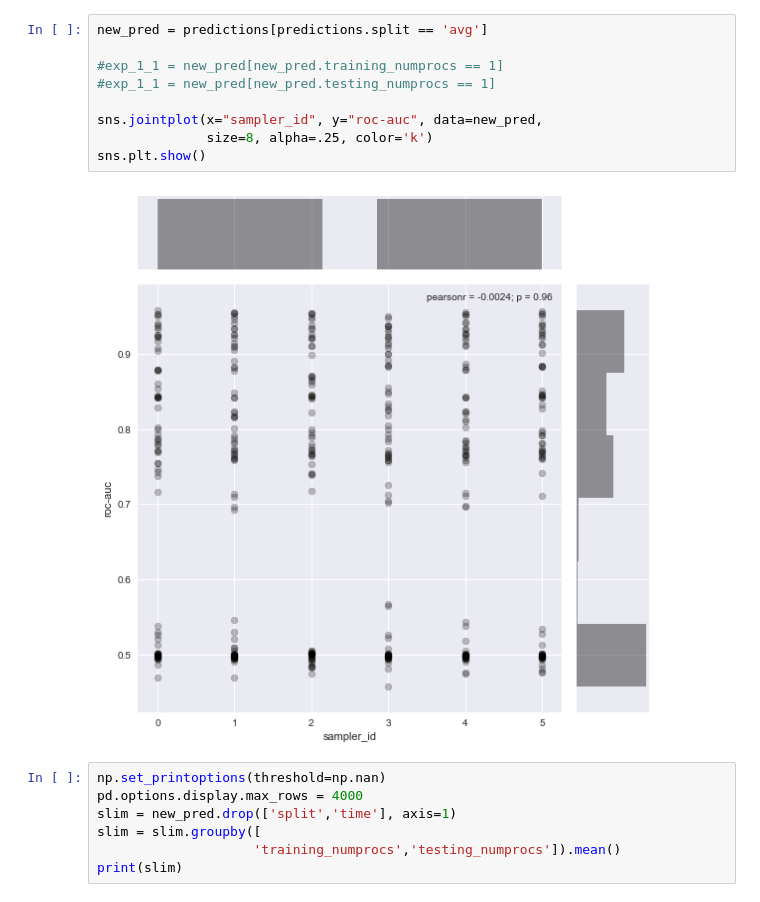
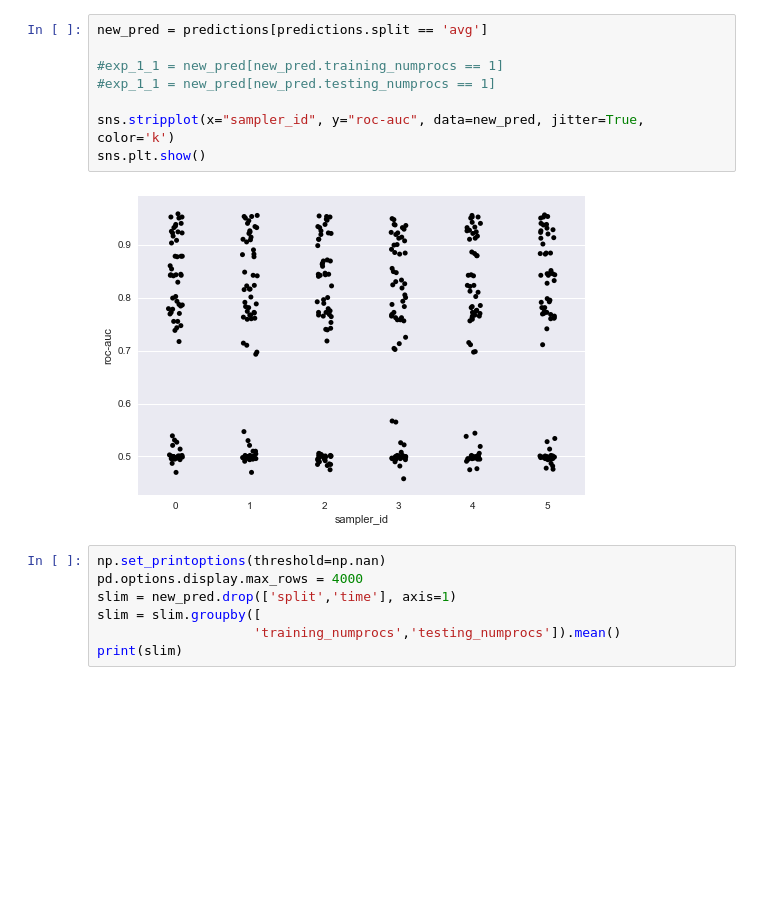
Before and after one commit to patemotter/trilinos-prediction, a Jupyter notebook: ml_files/Summit_Comparison.ipynb, the cells around one changed output. Cells and saved outputs as stored; diff of their text form; blank space fills up the shorter version.

Commit message:
more plots

```diff
--- a/ml_files/Summit_Comparison.ipynb
+++ b/ml_files/Summit_Comparison.ipynb
@@ -45,14 +45,13 @@ sns.plt.show()
 # %%
 new_pred = predictions[predictions.split == 'avg']
 
 #exp_1_1 = new_pred[new_pred.training_numprocs == 1]
 #exp_1_1 = new_pred[new_pred.testing_numprocs == 1]
 
-sns.jointplot(x="sampler_id", y="roc-auc", data=new_pred,
-              size=8, alpha=.25, color='k')
+sns.stripplot(x="sampler_id", y="roc-auc", data=new_pred, jitter=True, color='k')
 sns.plt.show()
 # %% [output]
-[figure, old version]
+[figure, new version]
 # %%
 np.set_printoptions(threshold=np.nan)
 pd.options.display.max_rows = 4000
```
Also changed, not shown: parts of 7 cells of this notebook.
